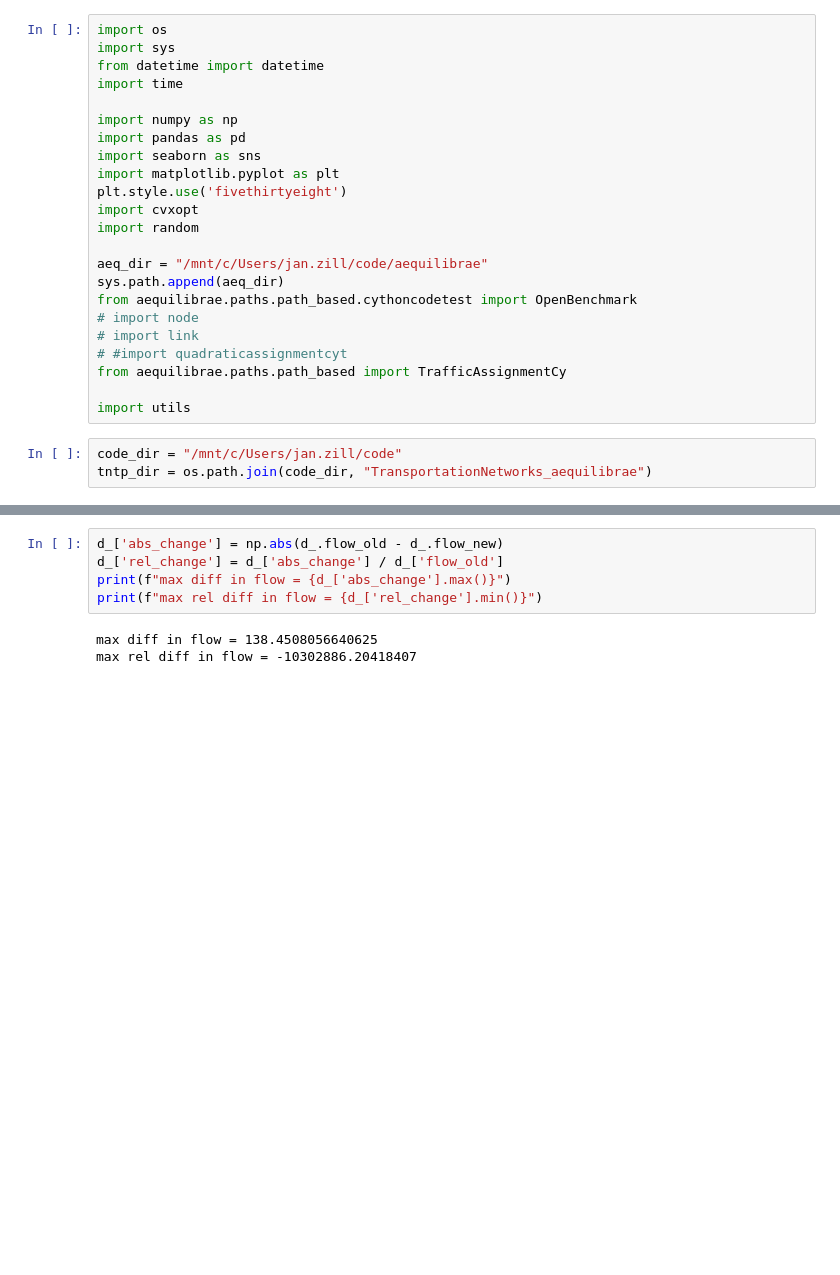
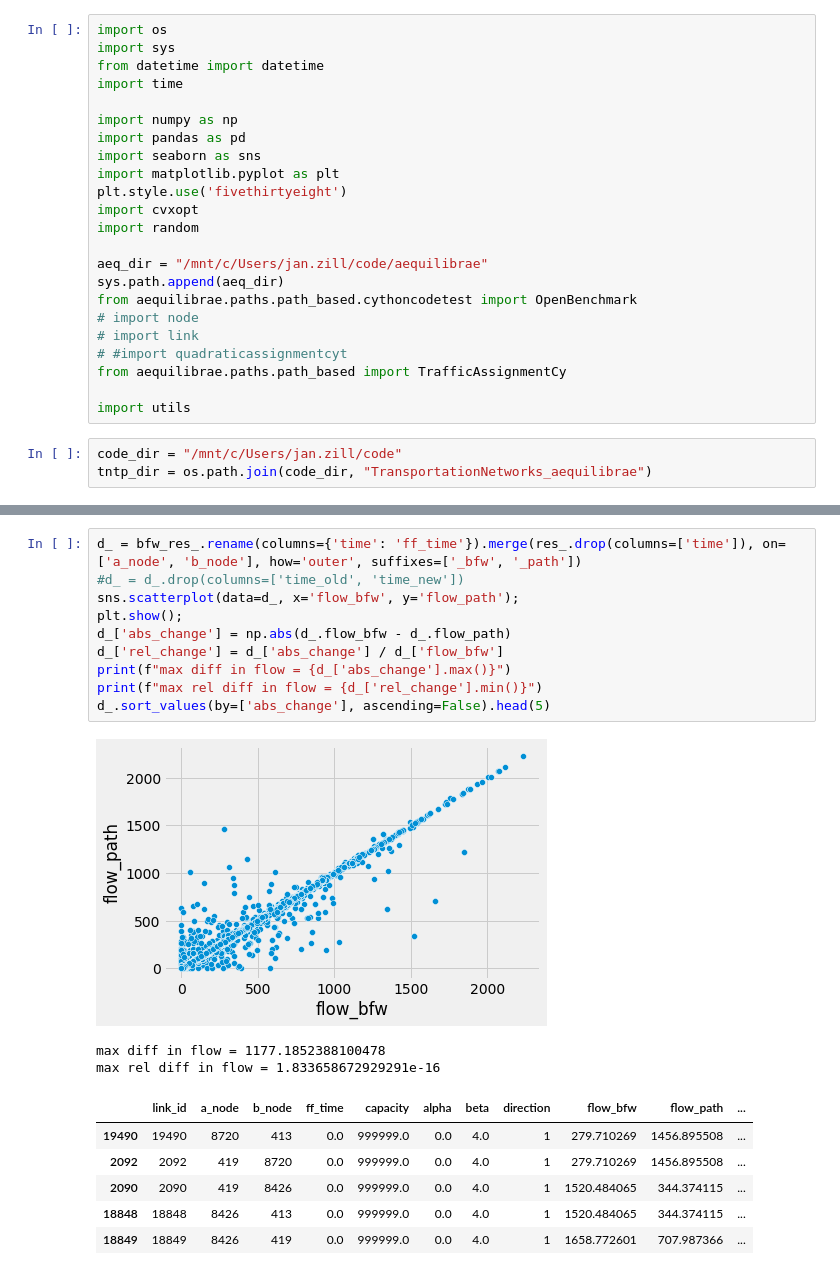
Before and after one commit to AequilibraE/aequilibrae, a Jupyter notebook: jupyter_development/path_based_integration.ipynb, the cells around one changed output, grey strips where cells are left out. Cells and saved outputs as stored; diff of their text form; blank space fills up the shorter version.

```diff
--- a/jupyter_development/path_based_integration.ipynb
+++ b/jupyter_development/path_based_integration.ipynb
@@ -318,8 +171,20 @@ sns.scatterplot(data=d_, x="flow_old", y="flow_new");
 # %%
-d_['abs_change'] = np.abs(d_.flow_old - d_.flow_new)
-d_['rel_change'] = d_['abs_change'] / d_['flow_old']
+d_ = bfw_res_.rename(columns={'time': 'ff_time'}).merge(res_.drop(columns=['time']), on=['a_node', 'b_node'], how='outer', suffixes=['_bfw', '_path'])
+#d_ = d_.drop(columns=['time_old', 'time_new'])
+sns.scatterplot(data=d_, x='flow_bfw', y='flow_path');
+plt.show();
+d_['abs_change'] = np.abs(d_.flow_bfw - d_.flow_path)
+d_['rel_change'] = d_['abs_change'] / d_['flow_bfw']
 print(f"max diff in flow = {d_['abs_change'].max()}")
 print(f"max rel diff in flow = {d_['rel_change'].min()}")
+d_.sort_values(by=['abs_change'], ascending=False).head(5)
 # %% [output]
+[figure, added]
-max diff in flow = 138.4508056640625
-max rel diff in flow = -10302886.20418407
+max diff in flow = 1177.1852388100478
+max rel diff in flow = 1.833658672929291e-16
+|  | link_id | a_node | b_node | ff_time | capacity | alpha | beta | direction | flow_bfw | flow_path | ... |
+| 19490 | 19490 | 8720 | 413 | 0.0 | 999999.0 | 0.0 | 4.0 | 1 | 279.710269 | 1456.895508 | ... |
+| 2092 | 2092 | 419 | 8720 | 0.0 | 999999.0 | 0.0 | 4.0 | 1 | 279.710269 | 1456.895508 | ... |
+| 2090 | 2090 | 419 | 8426 | 0.0 | 999999.0 | 0.0 | 4.0 | 1 | 1520.484065 | 344.374115 | ... |
+| 18848 | 18848 | 8426 | 413 | 0.0 | 999999.0 | 0.0 | 4.0 | 1 | 1520.484065 | 344.374115 | ... |
+| 18849 | 18849 | 8426 | 419 | 0.0 | 999999.0 | 0.0 | 4.0 | 1 | 1658.772601 | 707.987366 | ... |
```
Also changed, not shown: parts of 10 cells of this notebook, 4 other files.
